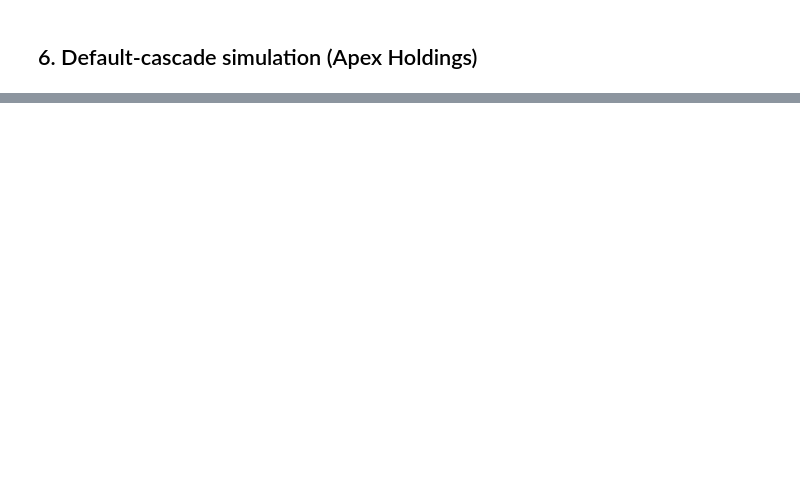
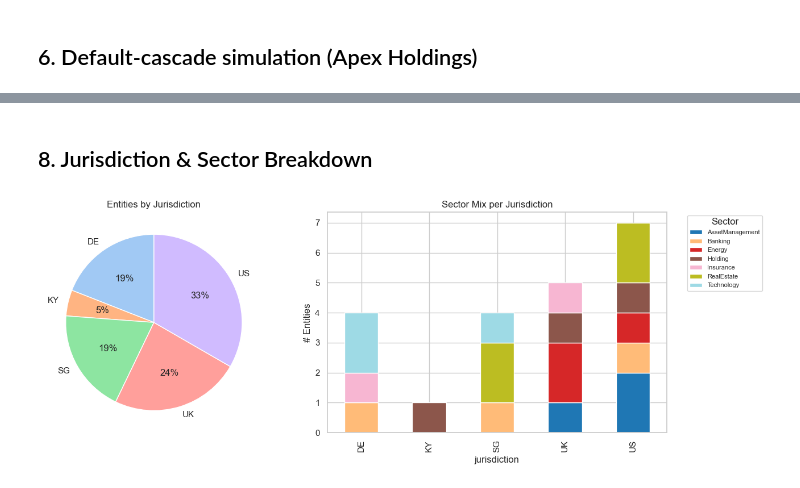
Before and after one commit to lavishlyinspired/Finology, a Jupyter notebook: notebooks/fibo_eda.ipynb, the cells around one changed output, grey strips where cells are left out. Drawn from its saved outputs; the diff is of its cells as text; code cells hidden in the pictures; blank space fills up the shorter version.

```diff
--- a/notebooks/fibo_eda.ipynb
+++ b/notebooks/fibo_eda.ipynb
@@ -137,0 +386,26 @@ cascade
+# %% [markdown]
+## 8. Jurisdiction & Sector Breakdown
+# %%
+
+# Entity distribution by jurisdiction and sector
+juris_sector = q("""
+MATCH (e:LegalEntity)
+RETURN e.jurisdictionCode AS jurisdiction, e.sectorName AS sector, count(*) AS count
+ORDER BY count DESC
+""")
+
+fig, ax = plt.subplots(1, 2, figsize=(14, 5))
+
+# Pie chart: jurisdictions
+juris_agg = juris_sector.groupby('jurisdiction')['count'].sum()
+ax[0].pie(juris_agg, labels=juris_agg.index, autopct='%1.0f%%', startangle=90, colors=sns.color_palette('pastel'))
+ax[0].set_title('Entities by Jurisdiction')
+
+# Stacked bar: sector per jurisdiction
+pivot_js = juris_sector.pivot_table(index='jurisdiction', columns='sector', values='count', fill_value=0)
+pivot_js.plot(kind='bar', stacked=True, ax=ax[1], colormap='tab20')
+ax[1].set_title('Sector Mix per Jurisdiction'); ax[1].set_ylabel('# Entities')
+ax[1].legend(title='Sector', bbox_to_anchor=(1.05, 1), loc='upper left', fontsize=8)
+plt.tight_layout(); plt.show()
+# %% [output]
+[figure, added]
```
Also changed, not shown: parts of 31 cells of this notebook, 35 other files.
